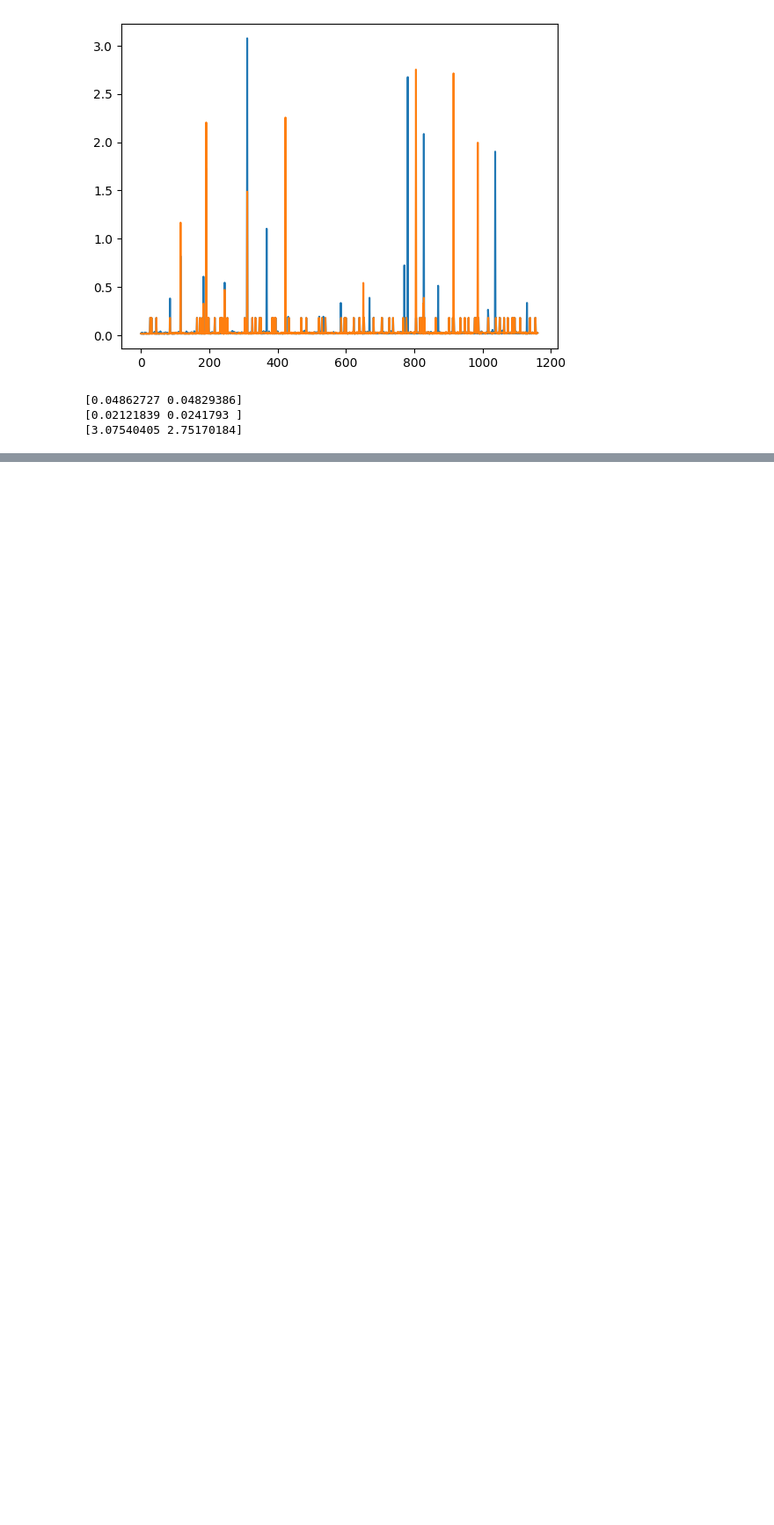
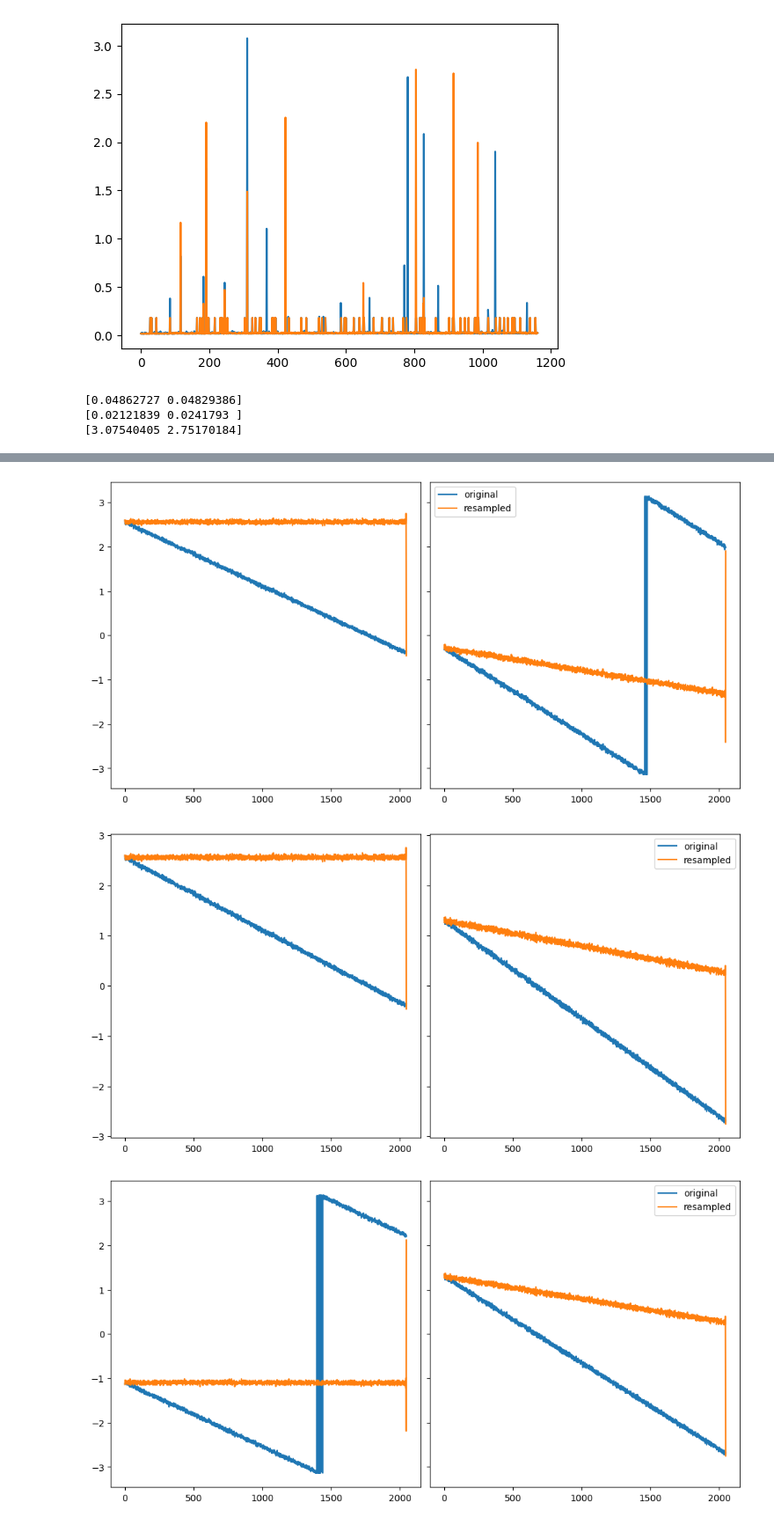
Before and after one commit to AaronParsons/sdrudp, a Jupyter notebook: notebooks/phase_detect_and_correct.ipynb, the cells around one changed output, grey strips where cells are left out. Shown at 88% size. Saved outputs shown, nothing was run; the diff lists cells and outputs as text; code cells hidden in the pictures; blank space fills up the shorter version.

Commit message:
add data from 2 SDRs

```diff
--- a/notebooks/phase_detect_and_correct.ipynb
+++ b/notebooks/phase_detect_and_correct.ipynb
@@ -244,0 +247,38 @@ print(np.max(std, axis=1))
+# %%
+data = np.load("../udp_data.npy")[-100:]
+data = np.swapaxes(data, 0, 1)
+SAMPLE_RATE = 1.8e6
+TONE = 901.5e6
+LO = 901e6
+omega = 2 * np.pi * (TONE-LO)
+nsamples = data.shape[2]
+t = np.arange(nsamples) / SAMPLE_RATE
+cos = np.cos(omega * t)
+sin = -np.sin(omega * t)
+phi = np.empty(data.shape[:-1])
+rs_phi = np.empty(data.shape[:-1])
+for i, d in enumerate(data):
+    real = d[:, :, 0]
+    imag = d[:, :, 1]
+    phi[i] = resample.phase(real, imag, cos, sin)
+    if i == 0:
+        dphi = np.mean(resample.diff(phi[i]), axis=1)
+        sample_adc = resample.sample_rate_adc(SAMPLE_RATE, omega, dphi)
+    real_rs = np.empty_like(real)
+    imag_rs = np.empty_like(imag)
+    for j, sr in enumerate(sample_adc):
+        real_rs[j] = resample.resample(real[j], sr, SAMPLE_RATE)
+        imag_rs[j] = resample.resample(imag[j], sr, SAMPLE_RATE)
+    rs_phi[i] = resample.phase(real_rs, imag_rs, cos, sin)
+# %%
+for i in range(10):
+    fig, axs = plt.subplots(figsize=(10,5), ncols=2, sharex=True, sharey=True, constrained_layout=True)
+    for j in range(2):
+        axs[j].plot(phi[j, i], label="original")
+        axs[j].plot(rs_phi[j, i], label="resampled")
+    axs[1].legend()
+    plt.show()
+# %% [output]
+[figure, added]
+[figure, added]
+[figure, added]
```
Also changed, not shown: parts of 3 cells of this notebook.
